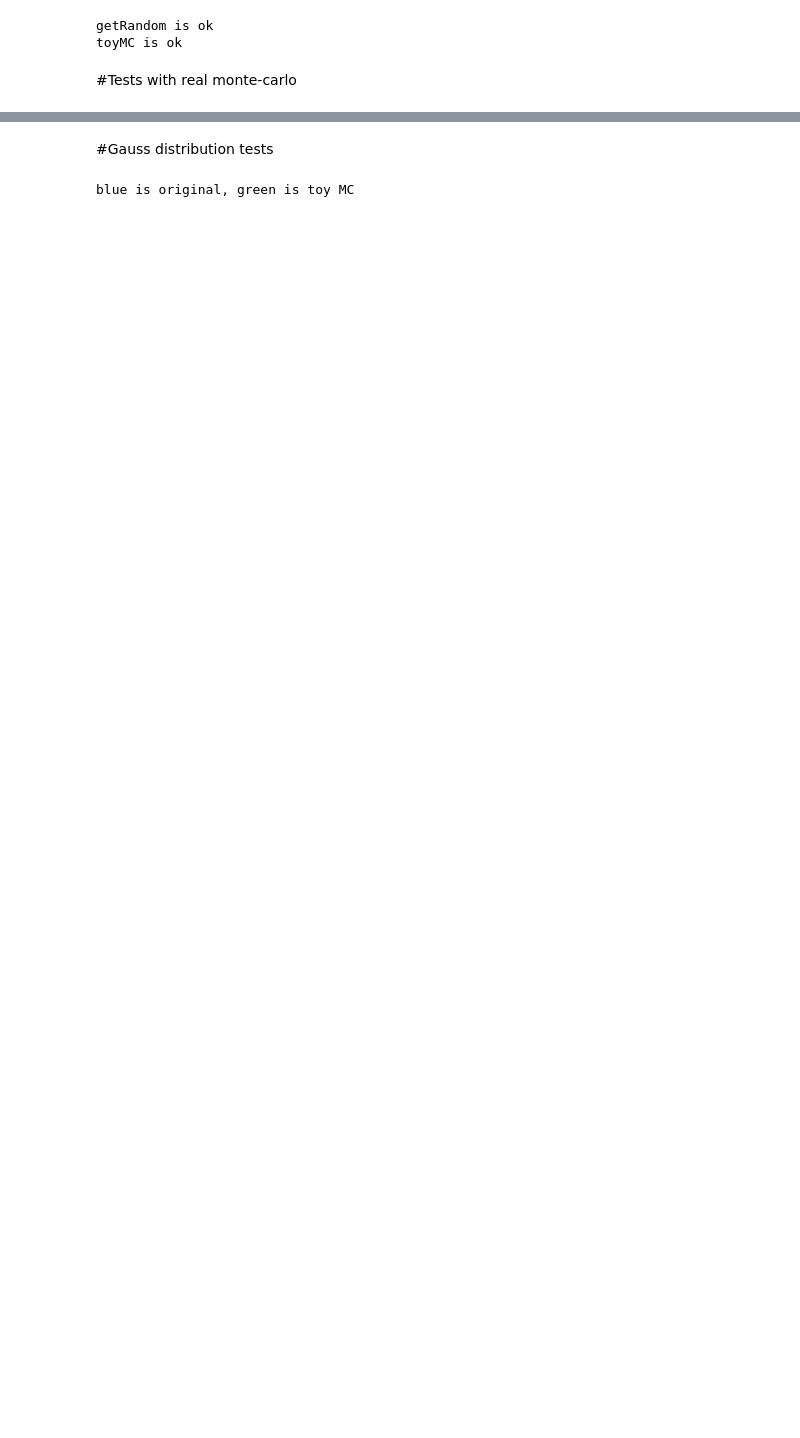
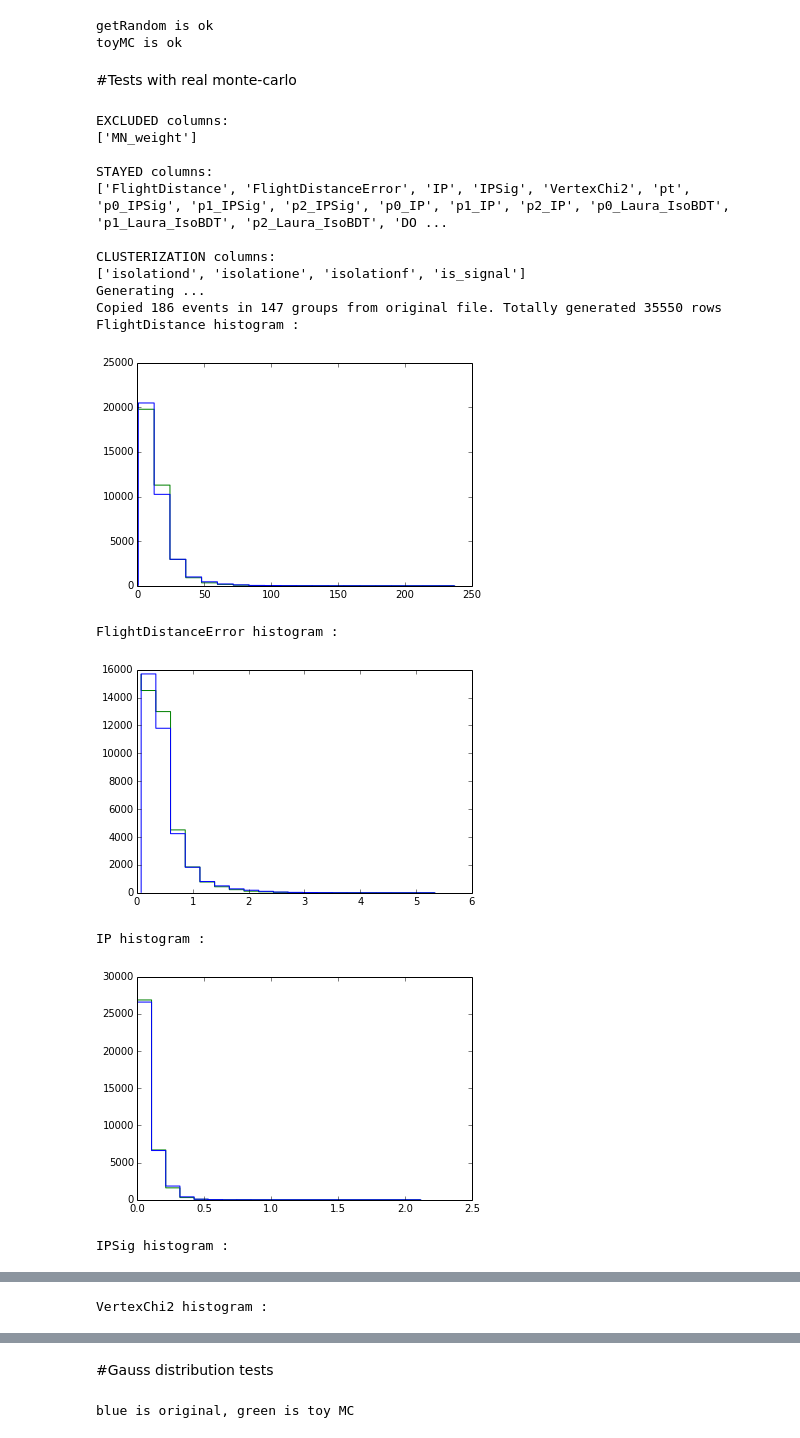
Before and after one commit to anaderi/lhcb_trigger_ml, a Jupyter notebook: IPythonWorkflow/ToyMonteCarlo.ipynb, the cells around one changed output, grey strips where cells are left out. Drawn from its saved outputs; the diff is of its cells as text; code cells hidden in the pictures; blank space fills up the shorter version.

```diff
--- a/IPythonWorkflow/ToyMonteCarlo.ipynb
+++ b/IPythonWorkflow/ToyMonteCarlo.ipynb
@@ -87,7 +85,7 @@ def TestOnFile(fileName, excludedFeatures = None, clusterizationFeatures = None,
         mean2 = numpy.mean(toyMC[column])
         means1.append(mean1)
         means2.append(mean2)
-    df = pandas.DataFrame()
+    df = pandas.DataFrame(originalMC.columns, columns = ['column'] )
     df['column']   = originalMC.columns
     df['original'] = means1
     df['toy']      = means2
@@ -128,3 +126,26 @@ def TestOnFile(fileName, excludedFeatures = None, clusterizationFeatures = None,
             fig.suptitle(firstColumn + " vs " + secondColumn)
 
             pylab.show()
+# %%
+fileNames = ["datasets/ToyMC_blend_train_folds_0_nfolds_1.csv"]
+clusterizationFeatures = ["isolationd", "isolatione", "isolationf", "is_signal"]
+TestOnFile(fileNames[0], excludedFeatures=["MN_weight"], \
+           clusterizationFeatures=clusterizationFeatures)
+# %% [output]
+EXCLUDED columns:
+['MN_weight']
+
+STAYED columns:
+['FlightDistance', 'FlightDistanceError', 'IP', 'IPSig', 'VertexChi2', 'pt', 'p0_IPSig', 'p1_IPSig', 'p2_IPSig', 'p0_IP', 'p1_IP', 'p2_IP', 'p0_Laura_IsoBDT', 'p1_Laura_IsoBDT', 'p2_Laura_IsoBDT', 'DO ...
+
+CLUSTERIZATION columns:
+['isolationd', 'isolatione', 'isolationf', 'is_signal']
+Generating ...
+Copied 186 events in 147 groups from original file. Totally generated 35550 rows
+FlightDistance histogram :
+[figure, added]
+FlightDistanceError histogram :
+[figure, added]
+IP histogram :
+[figure, added]
+IPSig histogram :
@@ -130,0 +153 @@ def TestOnFile(fileName, excludedFeatures = None, clusterizationFeatures = None,
+VertexChi2 histogram :
```
Also changed, not shown: parts of 13 cells of this notebook, 4 other files.
